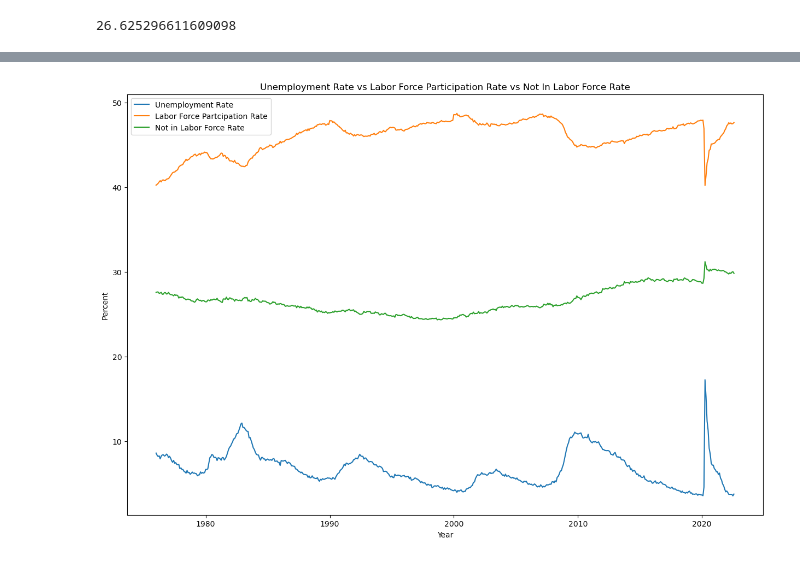
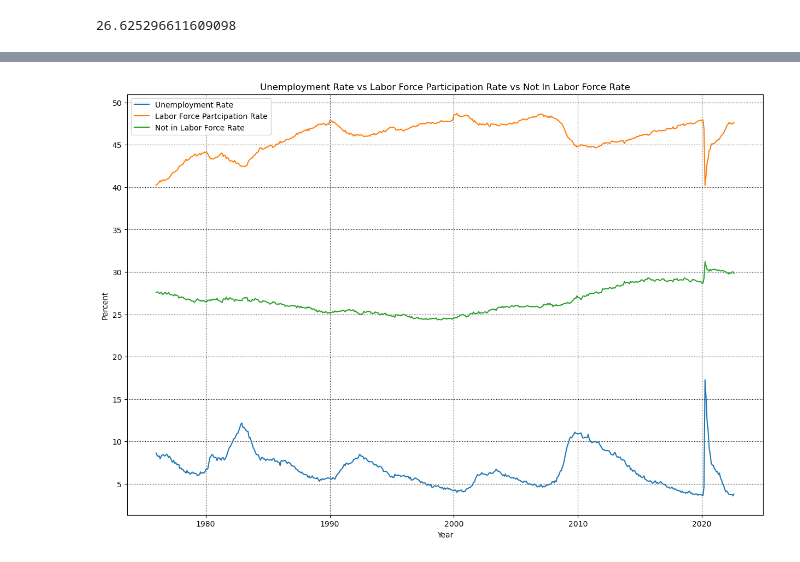
Before and after one commit to boggs2louky/EAP, a Jupyter notebook: National Unemployment and Labor Force Participation 1976-2022.ipynb, the cells around one changed output, grey strips where cells are left out. Cells and saved outputs as stored; diff of their text form; code cells hidden in the pictures.

```diff
--- a/National Unemployment and Labor Force Participation 1976-2022.ipynb
+++ b/National Unemployment and Labor Force Participation 1976-2022.ipynb
@@ -30,6 +38,6 @@ Econdata.tail()
 # %%
 #Dropping uneeded columns
-Econdata.drop(['UIBEN', 'PSAVE', 'CREDEBT', 'CPI', 'CIVPART'], axis=1, inplace=True)
+Econdata.drop(['UIBEN', 'PSAVE', 'CREDEBT', 'CPI', 'CIVPART', 'UNRATE'], axis=1, inplace=True)
 # %%
 #Looking at the tail again after dropping the five columns.
 Econdata.tail()
@@ -310,16 +341,18 @@ Econdata['NILBRFRCRT'].mean()
 # %%
 # Plot of Unemployment Rate/Labor Force Rate/Not in Labor Force Rate between the years of 01-01-1976 - 08-01-2022.
 plt.figure(figsize=(15,10))
 
 plt.plot(Econdata.DATE, Econdata.UNEMPLYRT, label='Unemployment Rate')
 plt.plot(Econdata.DATE, Econdata.LBFRCPRT, label='Labor Force Partcipation Rate')
 plt.plot(Econdata.DATE, Econdata.NILBRFRCRT, label='Not in Labor Force Rate')
 
 plt.title('Unemployment Rate vs Labor Force Participation Rate vs Not In Labor Force Rate')
 plt.ylabel('Percent')
 plt.xlabel('Year')
-plt.legend()
+plt.yticks([5, 10, 15, 20, 25, 30, 35, 40, 45, 50])
+plt.grid(True, color='k', linestyle=':')
+plt.legend(loc=2)
 
 plt.show()
 # %% [output]
-[figure, old version]
+[figure, new version]
```
Also changed, not shown: parts of 32 cells of this notebook.
